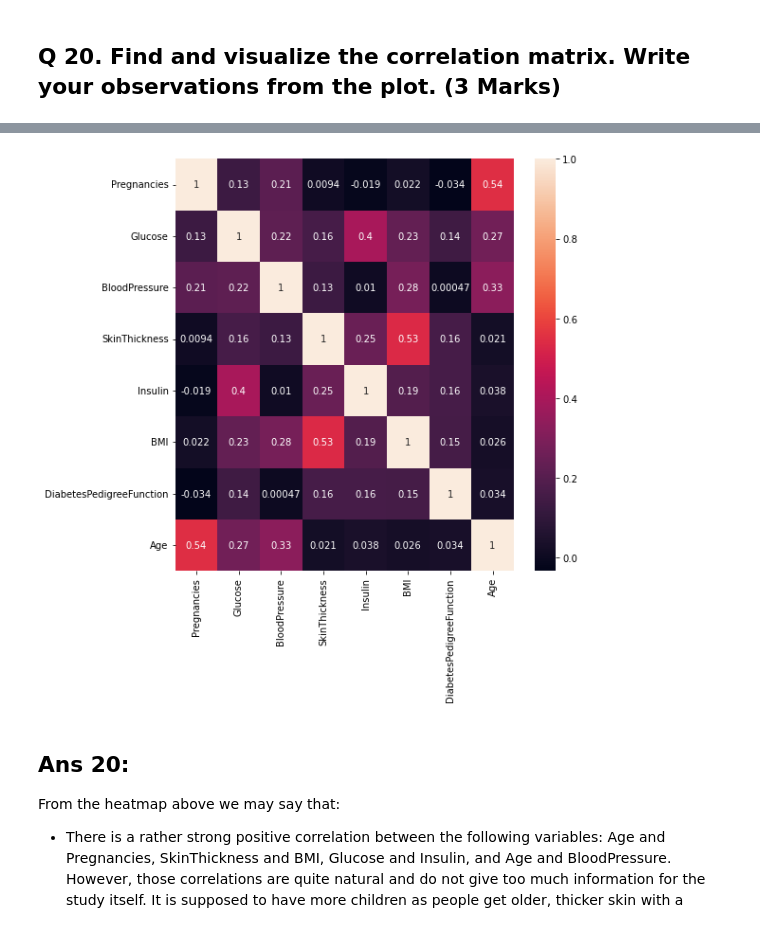
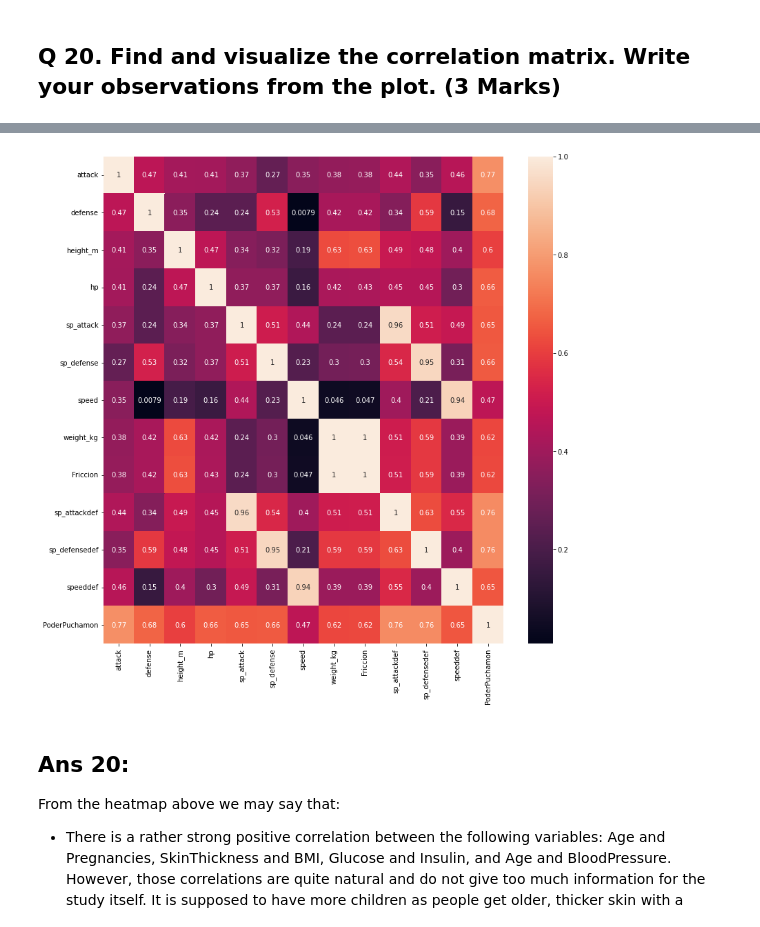
Before and after one commit to Calm-leon/proyecto-an-lisis-de-datos, a Jupyter notebook: Análisis_de_datos.ipynb, the cells around one changed output, grey strips where cells are left out. Cells and saved outputs as stored; diff of their text form; code cells hidden in the pictures.

```diff
--- a/Análisis_de_datos.ipynb
+++ b/Análisis_de_datos.ipynb
@@ -731,0 +713,4 @@ corr_matrix
+# %%
+corr_matrix = pokemon.iloc[:,2:16].corr()
+
+corr_matrix
@@ -732,13 +732,10 @@ corr_matrix
 # %%
-# remove _____ & write the appropriate function name
-
-plt.figure(figsize=(8,8))
+plt.figure(figsize=(13,13))
 sns.heatmap(corr_matrix, annot = True)
-
 # display the plot
 plt.show()
 # %% [output]
-[figure, old version]
+[figure, new version]
 # %% [markdown]
 ## Ans 20:
 
```
Also changed, not shown: parts of 33 cells of this notebook.
